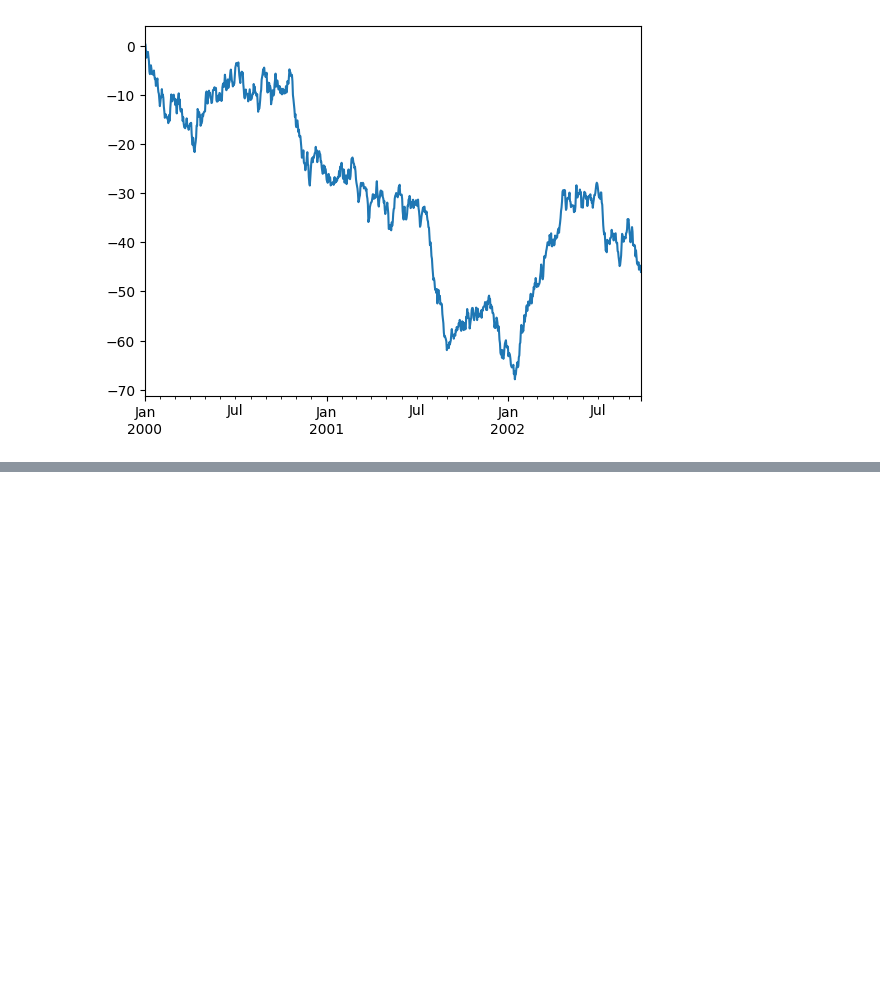
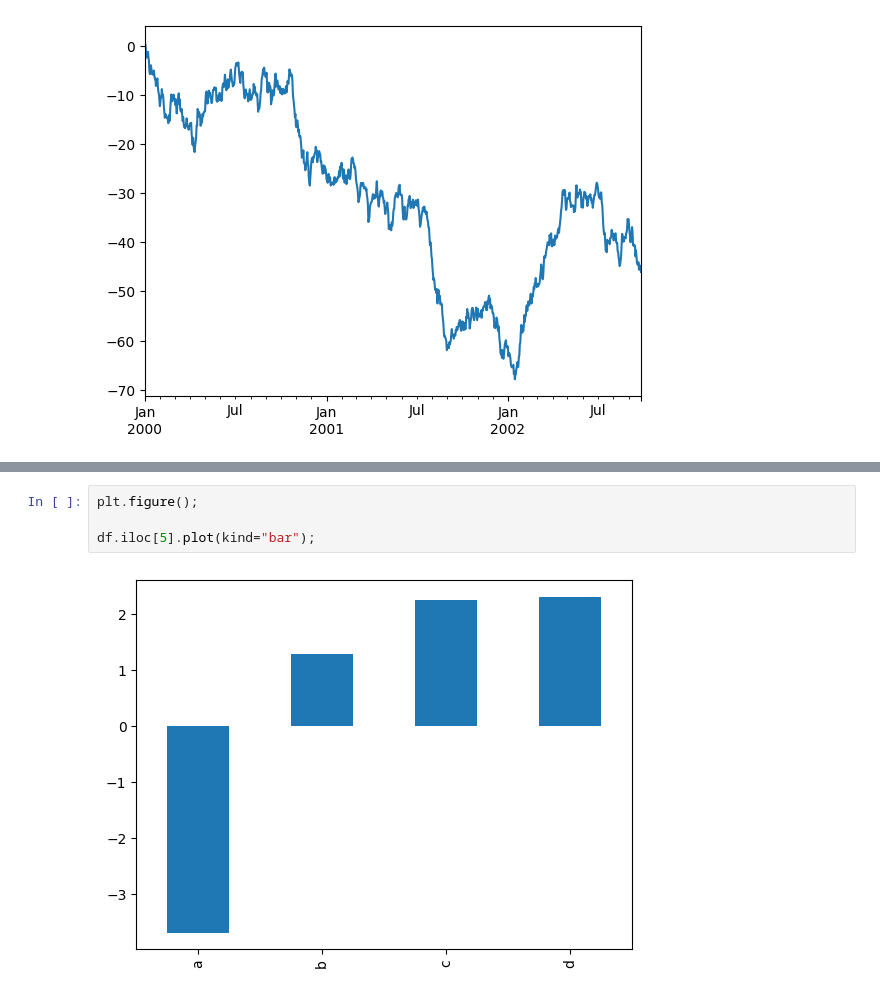
Before and after one commit to Patotricks15/pandas_documentation_study, a Jupyter notebook: chart_visualization.ipynb, the cells around one changed output, grey strips where cells are left out. Drawn from its saved outputs; the diff is of its cells as text; blank space fills up the shorter version.

```diff
--- a/chart_visualization.ipynb
+++ b/chart_visualization.ipynb
@@ -28,0 +29,6 @@ df.plot()
+# %%
+plt.figure();
+
+df.iloc[5].plot(kind="bar");
+# %% [output]
+[figure, added]
```
Also changed, not shown: parts of 20 cells of this notebook, 1 other file.
